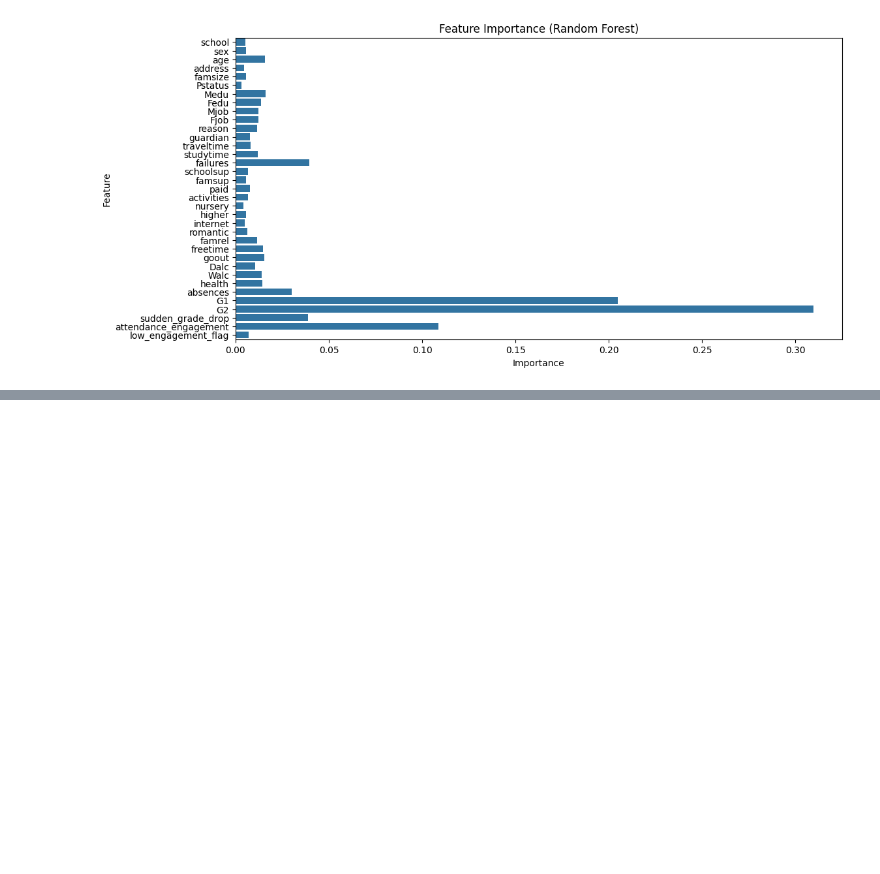
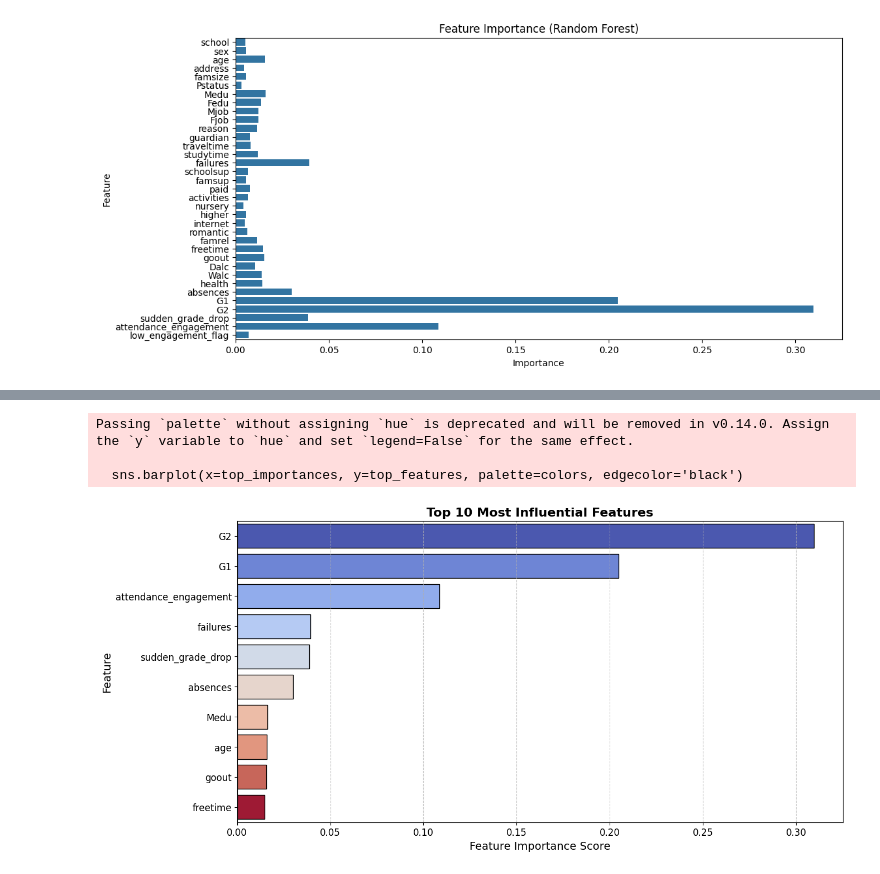
Before and after one commit to ethanshipman/Group-5-Project-4, a Jupyter notebook: Jupyter_Notebooks/EthanS_File.ipynb, the cells around one changed output, grey strips where cells are left out. Cells and saved outputs as stored; diff of their text form; code cells hidden in the pictures; blank space fills up the shorter version.

Commit message:
added heatmap and updated importance bar chart

```diff
--- a/Jupyter_Notebooks/EthanS_File.ipynb
+++ b/Jupyter_Notebooks/EthanS_File.ipynb
@@ -134,0 +74,26 @@ Categorical Variables Preview:
+# %%
+# Get feature importance values
+feature_importance = rf_model.feature_importances_
+feature_names = X_analysis.columns
+
+# Sort feature importance in descending order and select top 10
+sorted_idx = feature_importance.argsort()[::-1][:10]
+top_features = [feature_names[i] for i in sorted_idx]
+top_importances = feature_importance[sorted_idx]
+
+# Plot the top 10 important features
+plt.figure(figsize=(14, 7))
+colors = cm.coolwarm(np.linspace(0, 1, len(top_features)))
+sns.barplot(x=top_importances, y=top_features, palette=colors, edgecolor='black')
+plt.title("Top 10 Most Influential Features", fontsize=16, fontweight='bold')
+plt.xlabel("Feature Importance Score", fontsize=14)
+plt.ylabel("Feature", fontsize=14)
+plt.xticks(fontsize=12)
+plt.yticks(fontsize=12)
+plt.grid(axis='x', linestyle='--', alpha=0.7)
+plt.show()
+# %% [output]
+Passing `palette` without assigning `hue` is deprecated and will be removed in v0.14.0. Assign the `y` variable to `hue` and set `legend=False` for the same effect.
+
+  sns.barplot(x=top_importances, y=top_features, palette=colors, edgecolor='black')
+[figure, added]
```
Also changed, not shown: parts of 3 cells of this notebook, 2 other files.
